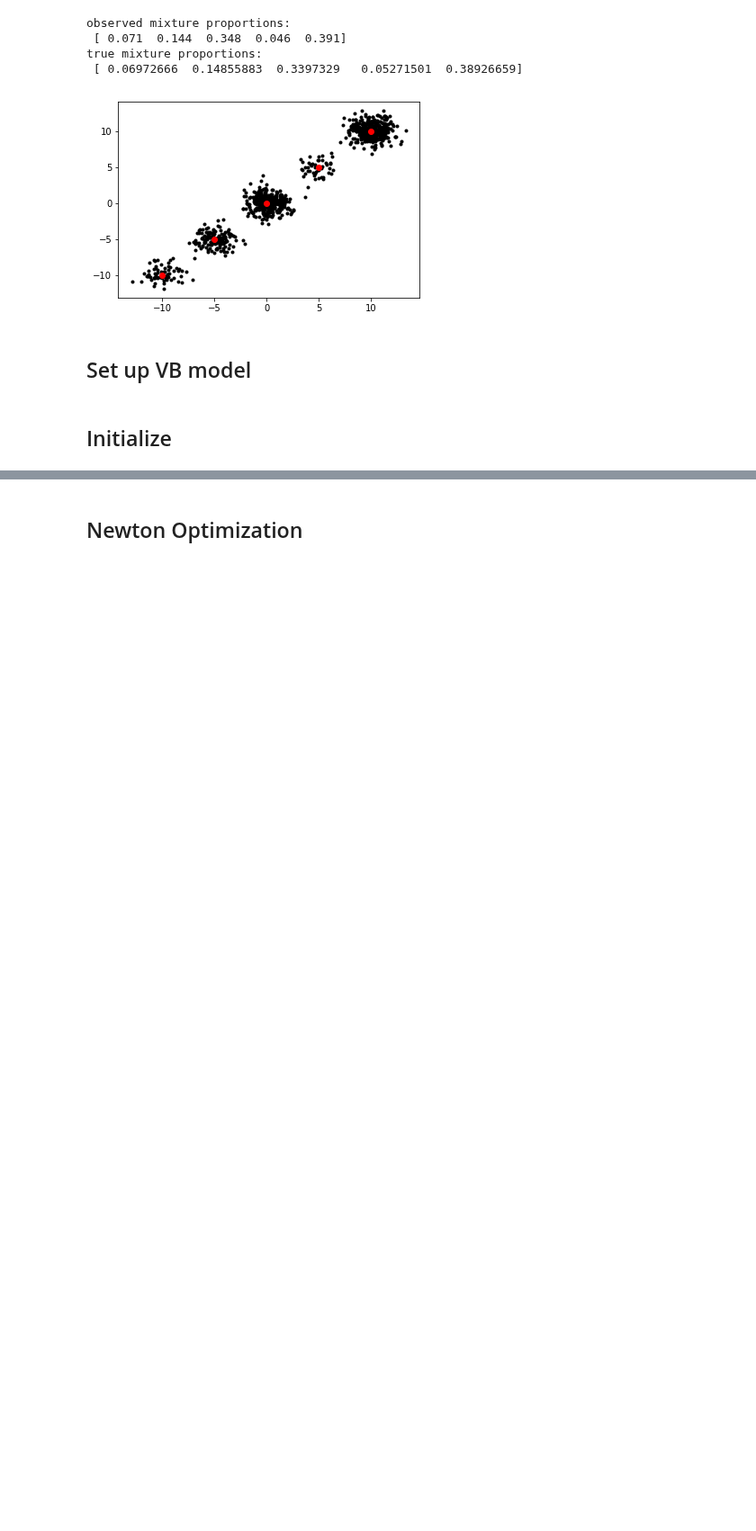
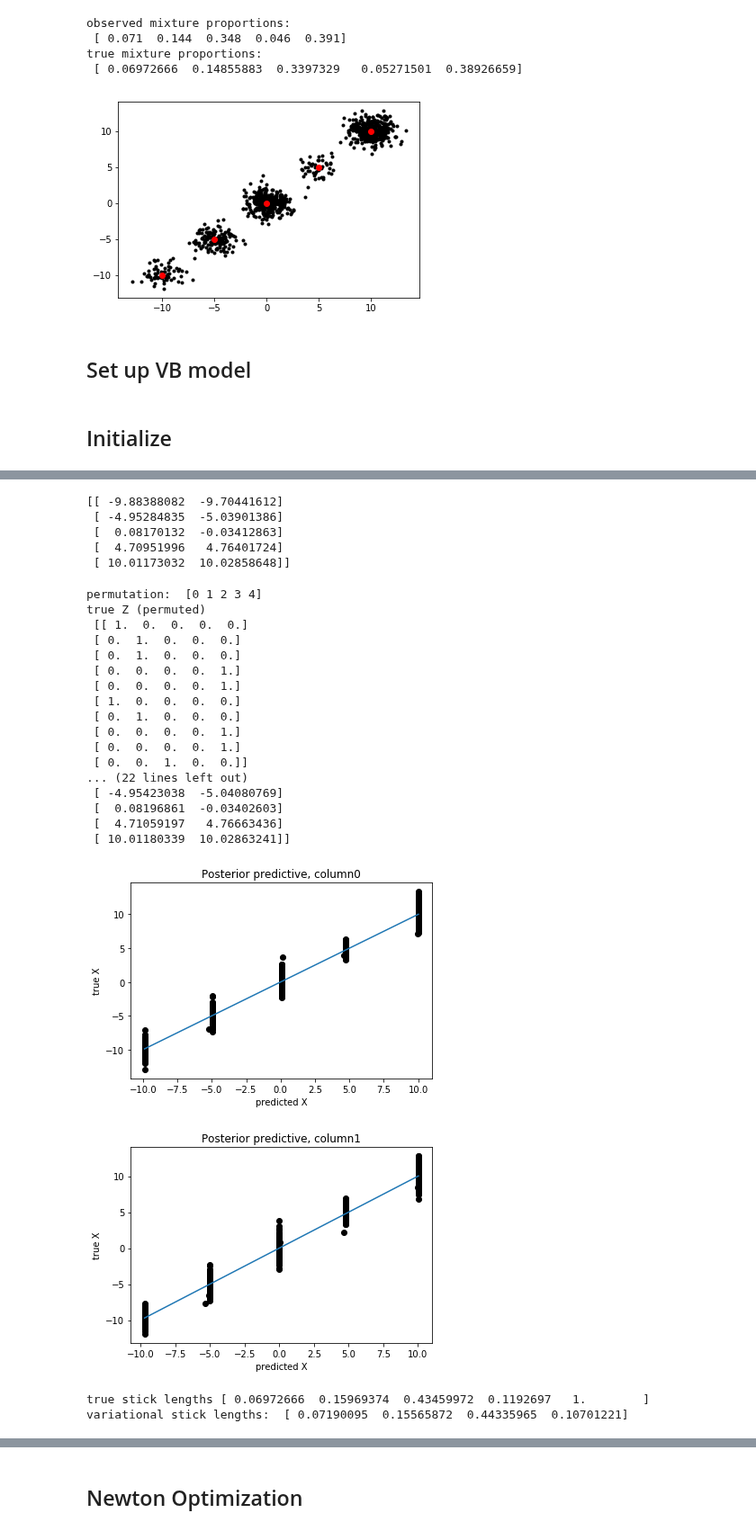
Before and after one commit to Runjing-Liu120/Variational_BNP_robustness, a Jupyter notebook: DP_mixture/DP_normal_mixture.ipynb, the cells around one changed output, grey strips where cells are left out. Shown at 90% size. Cells and saved outputs as stored; diff of their text form; code cells hidden in the pictures; blank space fills up the shorter version.

```diff
--- a/DP_mixture/DP_normal_mixture.ipynb
+++ b/DP_mixture/DP_normal_mixture.ipynb
@@ -89,16 +91,18 @@ prior_params.push_param(PosDefMatrixParam(name='info_x', size=x_dim, val=info_x)
 ## initialize VB params
 
 true_init = True
+
 if true_init:
     true_tau = np.zeros(np.shape(vb_params['global']['v_sticks'].alpha.get()))
     true_tau[:,0] = true_v[:-1] * 100
     true_tau[:,1] = (1 - true_v[:-1]) * 100
     vb_params['global']['v_sticks'].alpha.set(true_tau)
 
-    vb_params['global']['mu'].set(true_mu)
+    # vb_params['global']['mu'].set(true_mu)
+    mu_size = vb_params['global']['mu'].free_size()
+    vb_params['global']['mu'].set_free(np.random.random(mu_size))
 
-    true_z_fudged = dp.soft_thresh(true_z, 1 - 10**(-8), 20**(-8))
-
+    true_z_fudged = dp.soft_thresh(true_z, 1 - 10**(-8), 10**(-8))
     vb_params['local']['e_z'].set(true_z_fudged)
 
 else:
@@ -108,0 +184,2 @@ global_init_par_vec = vb_params['global'].get_free()
+# %%
+run_cavi(model, init_par_vec, max_iter = 5, tol = 1e-8, disp = True)
@@ -108,0 +221,35 @@ global_init_par_vec = vb_params['global'].get_free()
+# %%
+print(model.vb_params['global']['mu'].get())
+# %% [output]
+[[ -9.88388082  -9.70441612]
+ [ -4.95284835  -5.03901386]
+ [  0.08170132  -0.03412863]
+ [  4.70951996   4.76401724]
+ [ 10.01173032  10.02858648]]
+# %%
+mu = model.vb_params['global']['mu'].get()
+e_z = model.vb_params['local']['e_z'].get()
+tau = model.vb_params['global']['v_sticks'].alpha.get()
+dp.display_results(x, true_z, true_mu, e_z, mu, true_v, tau, manual_perm = None)
+# %% [output]
+permutation:  [0 1 2 3 4]
+true Z (permuted)
+ [[ 1.  0.  0.  0.  0.]
+ [ 0.  1.  0.  0.  0.]
+ [ 0.  1.  0.  0.  0.]
+ [ 0.  0.  0.  0.  1.]
+ [ 0.  0.  0.  0.  1.]
+ [ 1.  0.  0.  0.  0.]
+ [ 0.  1.  0.  0.  0.]
+ [ 0.  0.  0.  0.  1.]
+ [ 0.  0.  0.  0.  1.]
+ [ 0.  0.  1.  0.  0.]]
+... (22 lines left out)
+ [ -4.95423038  -5.04080769]
+ [  0.08196861  -0.03402603]
+ [  4.71059197   4.76663436]
+ [ 10.01180339  10.02863241]]
+[figure, added]
+[figure, added]
+true stick lengths [ 0.06972666  0.15969374  0.43459972  0.1192697   1.        ]
+variational stick lengths:  [ 0.07190095  0.15565872  0.44335965  0.10701221]
```
Also changed, not shown: parts of 10 cells of this notebook, 2 other files.
